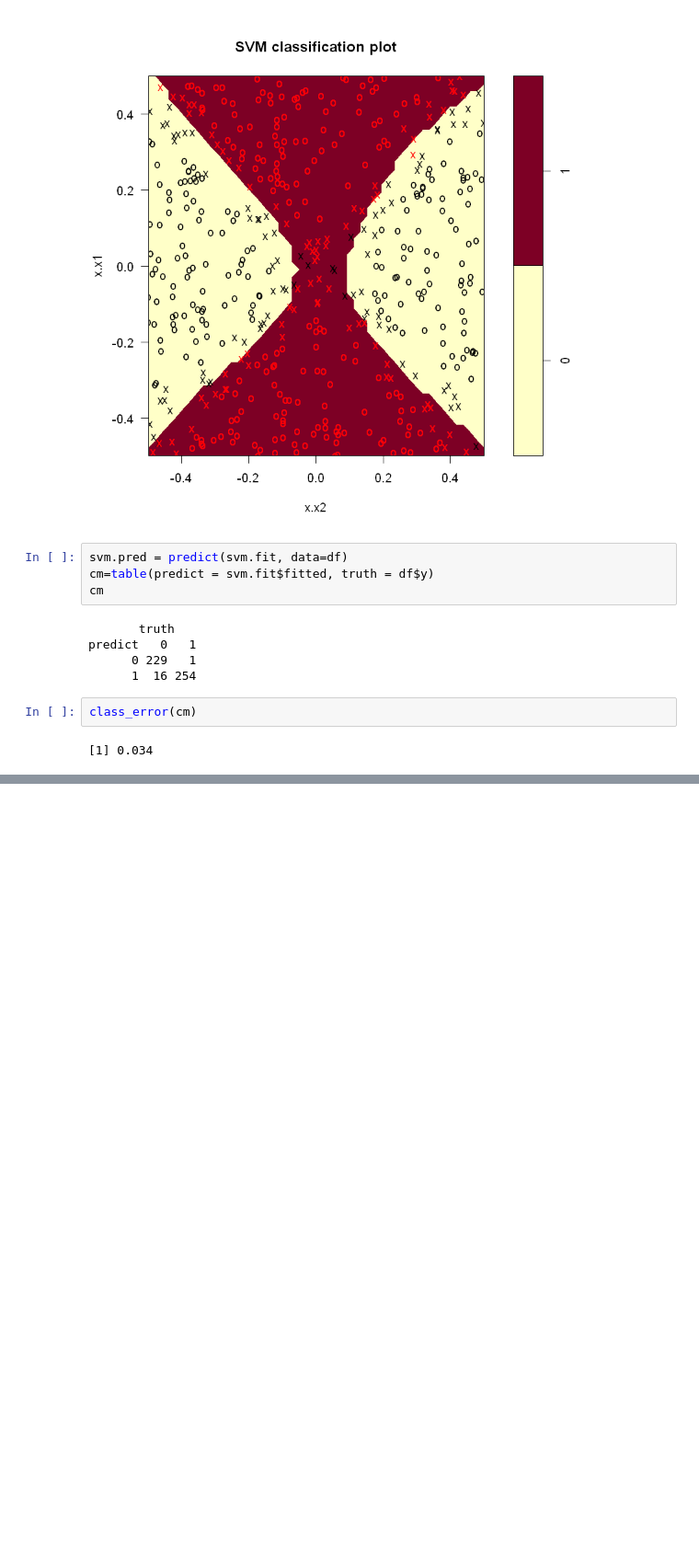
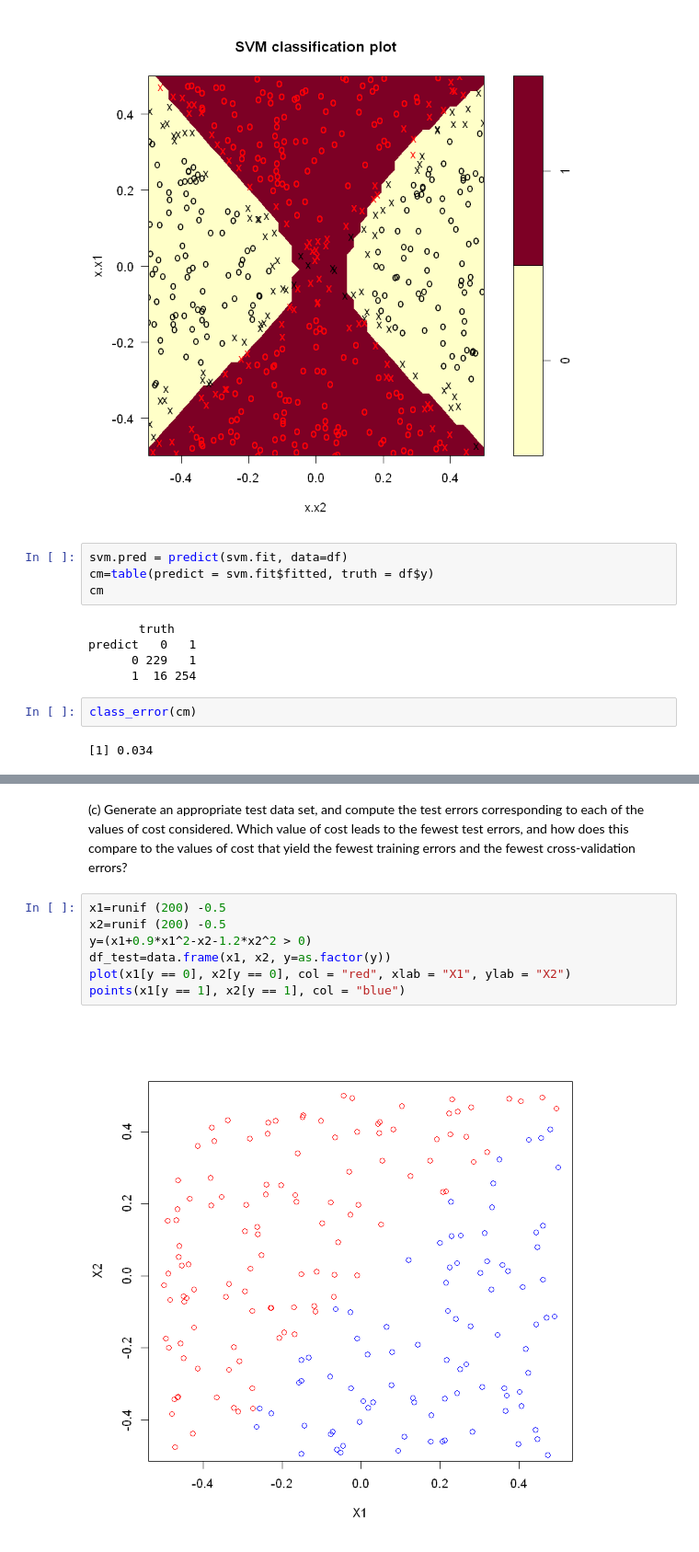
Before and after one commit to kuzn137/Statistical_problems, a Jupyter notebook: Ch9R.ipynb, the cells around one changed output, grey strips where cells are left out. Shown at 92% size. Drawn from its saved outputs; the diff is of its cells as text; blank space fills up the shorter version.

```diff
--- a/Ch9R.ipynb
+++ b/Ch9R.ipynb
@@ -263,0 +342,15 @@ class_error(cm)
+# %% [markdown]
+(c) Generate an appropriate test data set, and compute the test
+errors corresponding to each of the values of cost considered.
+Which value of cost leads to the fewest test errors, and how
+does this compare to the values of cost that yield the fewest
+training errors and the fewest cross-validation errors?
+# %%
+x1=runif (200) -0.5
+x2=runif (200) -0.5
+y=(x1+0.9*x1^2-x2-1.2*x2^2 > 0)
+df_test=data.frame(x1, x2, y=as.factor(y))
+plot(x1[y == 0], x2[y == 0], col = "red", xlab = "X1", ylab = "X2")
+points(x1[y == 1], x2[y == 1], col = "blue")
+# %% [output]
+[figure, added]
```
Also changed, not shown: parts of 16 cells of this notebook, 1 other file.
